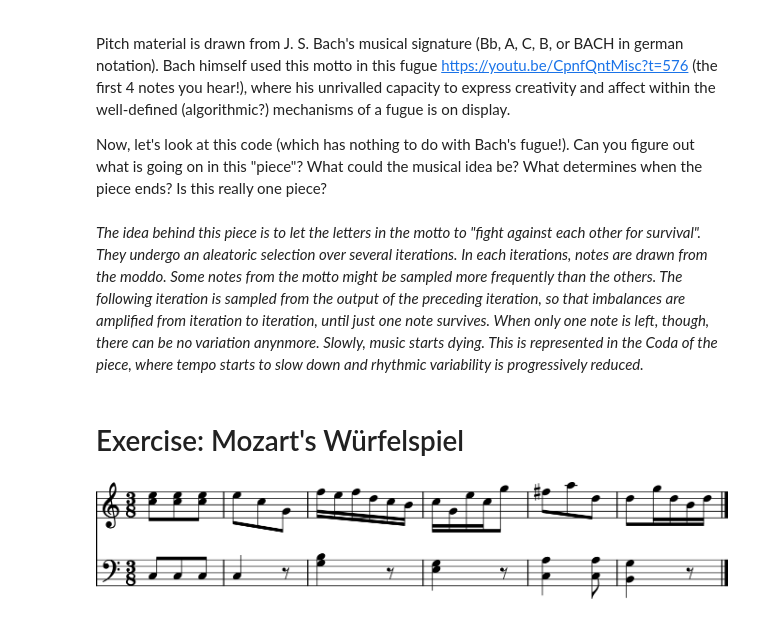
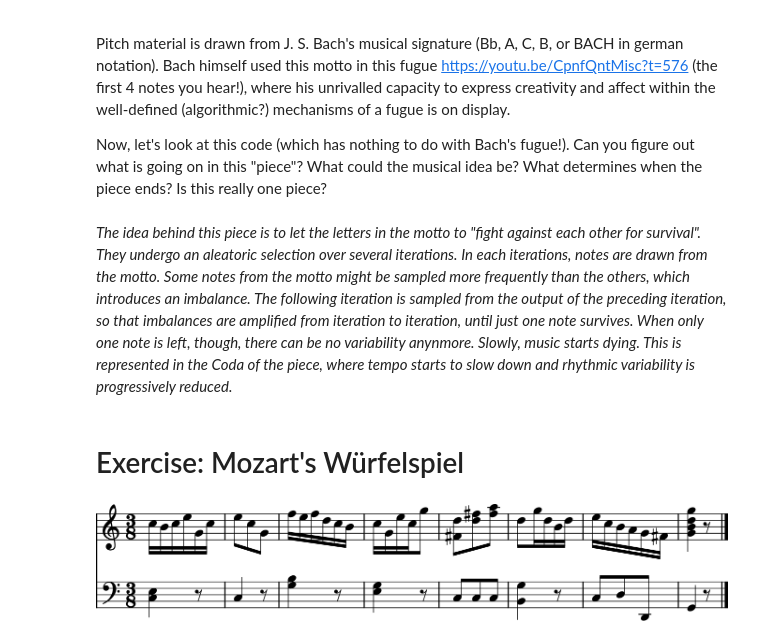
Before and after one commit to GabrieleCecchetti/AlgCompPrep, a Jupyter notebook: 01_solutions.ipynb, the cells around one changed output. Cells and saved outputs as stored; diff of their text form; code cells hidden in the pictures.

```diff
--- a/01_solutions.ipynb
+++ b/01_solutions.ipynb
@@ -19,7 +19,7 @@ Pitch material is drawn from J. S. Bach's musical signature (Bb, A, C, B, or BAC
 
 Now, let's look at this code (which has nothing to do with Bach's fugue!). Can you figure out what is going on in this "piece"? What could the musical idea be? What determines when the piece ends? Is this really one piece?
 # %% [markdown]
-*The idea behind this piece is to let the letters in the motto to "fight against each other for survival". They undergo an aleatoric selection over several iterations. In each iterations, notes are drawn from the moddo. Some notes from the motto might be sampled more frequently than the others. The following iteration is sampled from the output of the preceding iteration, so that imbalances are amplified from iteration to iteration, until just one note survives. When only one note is left, though, there can be no variation anynmore. Slowly, music starts dying. This is represented in the Coda of the piece, where tempo starts to slow down and rhythmic variability is progressively reduced.*
+*The idea behind this piece is to let the letters in the motto to "fight against each other for survival". They undergo an aleatoric selection over several iterations. In each iterations, notes are drawn from the motto. Some notes from the motto might be sampled more frequently than the others, which introduces an imbalance. The following iteration is sampled from the output of the preceding iteration, so that imbalances are amplified from iteration to iteration, until just one note survives. When only one note is left, though, there can be no variability anynmore. Slowly, music starts dying. This is represented in the Coda of the piece, where tempo starts to slow down and rhythmic variability is progressively reduced.*
 # %%
 BACH = ['Bb4', 'A4', 'C5', 'B4'] #Define pitch material: BACH motto in octave 4 (with the closest C being C5)
 durations = [1.5, 1, 0.5, 0.5, 0.5] #Each bar will comprise these durations, arranged in random order. Since there are 5 events and only 4 notes in the motto, each bar will contain at least one repeated note from the motto
@@ -133,7 +133,7 @@ def notes_from_list(notes):
             print('Wrong input format')
     return output
 # %%
-N_bars = 6 #set number of bars
+N_bars = 8 #set number of bars
 
 #Options 40 and 54 for bar A
 Ar = (
@@ -190,60 +190,60 @@ El = (
 Fr = (
     (('G5', 1/4), ('B5', 1/4), ('G5', 1/4), ('D5', 1/4), ('B4', 1/2)),
     (('D5', 1/2), ('G5', 1/4), ('D5', 1/4), ('B4', 1/4), ('D5', 1/4))
-
-
 )
 Fl = (
     ((('B2', 'D3'), 1), 1/2),
     ((('B2', 'G3'), 1), 1/2)
-
 )
 
 #Options 21 and 11 for bar G
-Fr = (
+Gr = (
     (('C5', 1/4), ('E5', 1/4), ('G5', 1/4), ('D5', 1/4), ('A4', 1/4), ('F#5', 1/4)),
-    (('E5', 1/4), ('C5', 1/4), ('B4', 1/4), ('A4', 1/4), ('G4', 1/4), ('F#4', 1/4)),
-
-
-
-
+    (('E5', 1/4), ('C5', 1/4), ('B4', 1/4), ('A4', 1/4), ('G4', 1/4), ('F#4', 1/4))
 )
-Fl = (
+Gl = (
     (('C3', 1/2), ('D3', 1/2), ('D2', 1/2)),
-    (('C3', 1/2), ('D3', 1/2), ('D2', 1/2)),
-
-
+    (('C3', 1/2), ('D3', 1/2), ('D2', 1/2))
 )
 
+#Options 5 and 24 for bar H
 
+Hr = (
+    ((('G4', 'B4', 'D5', 'G5'), 1), 1/2),
+    ((('G4', 'B4', 'D5', 'G5'), 1), 1/2)
+)
+Hl = (
+    (('G2', 1), 1/2),
+    (('G2', 1), 1/2)
+)
 
 
 #Create the score
 Menuet = stream.Score()
 
 #Create right-and left-hand parts, in 3/8 meter
 RightHand = stream.Part()
 RightHand.append(meter.TimeSignature('3/8'))
 LeftHand = stream.Part()
 LeftHand.append(meter.TimeSignature('3/8'))
 
 #Insert right- and left-hand parts at the beginning of the score
 Menuet.insert(0, RightHand)
 Menuet.insert(0, LeftHand)
 
 #Lists of all options for each bar, in right and left hand respectively
-right = [Ar, Br, Cr, Dr, Er, Fr]
-left = [Al, Bl, Cl, Dl, El, Fl]
+right = [Ar, Br, Cr, Dr, Er, Fr, Gr, Hr]
+left = [Al, Bl, Cl, Dl, El, Fl, Gl, Hl]
 
 #Compose the random Menuet!
 for bar in range(N_bars): #for each bar
     flip = random.randint(0,1) #coin toss (randomly select 0 or 1)
     RightHand.append(notes_from_list(right[bar][flip])) #append to right hand the randomly selected option for bar
     LeftHand.append(notes_from_list(left[bar][flip])) #append to left hand the randomly selected option for bar
 
 
 Menuet.show()
 # %% [output]
-[figure, old version]
+[figure, new version]
 # %%
 play(Menuet)
```
